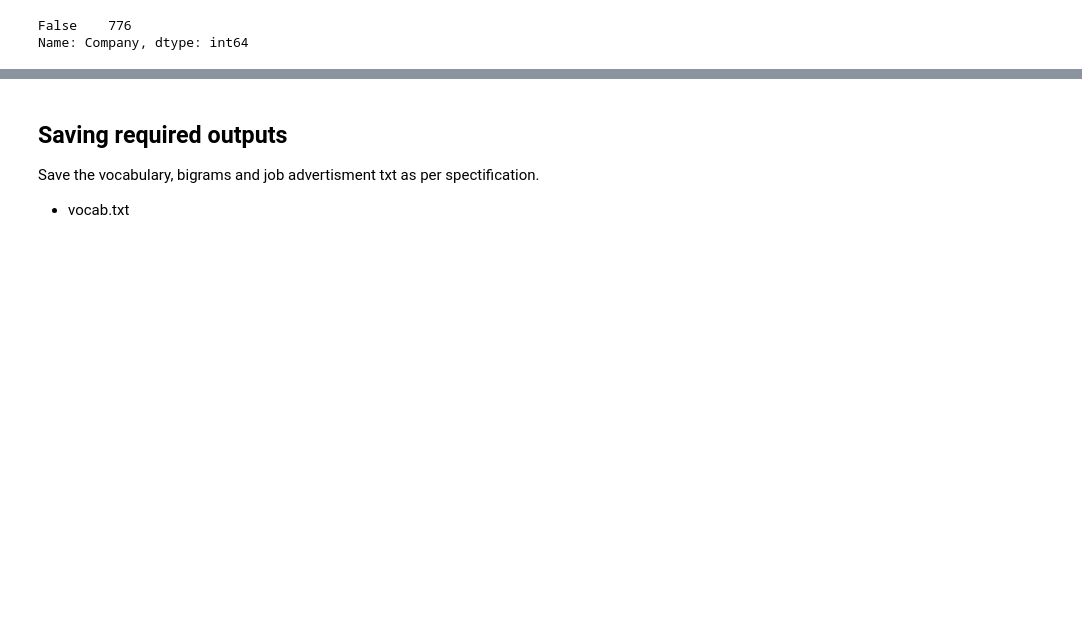
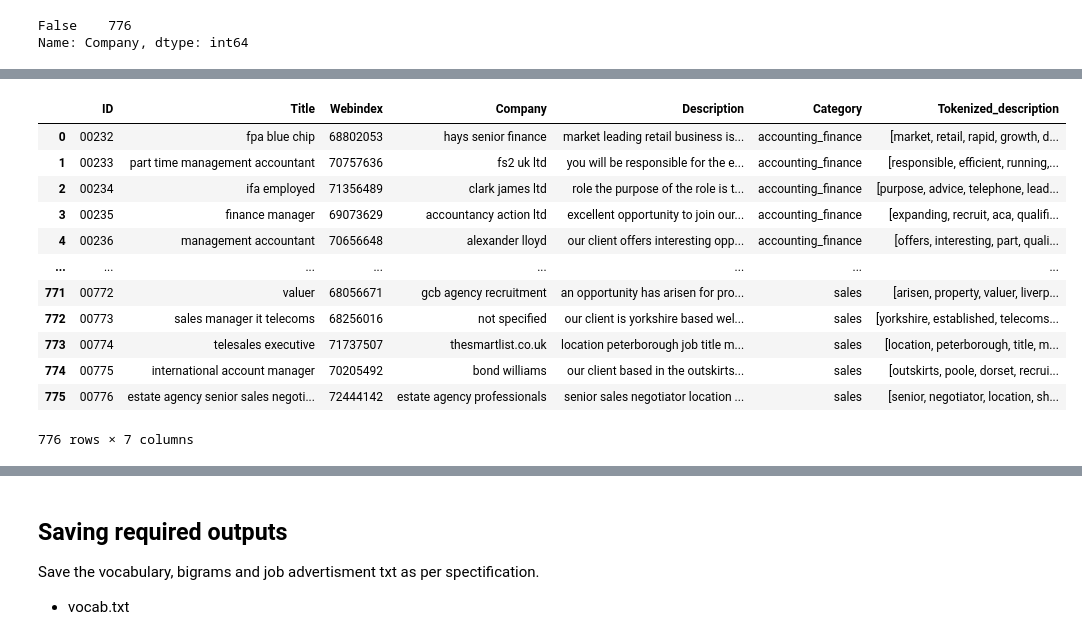
Before and after one commit to Buithienphuoc/AdvancedProgrammingForDataScience, a Jupyter notebook: assess3_data/assess3_data/task1.ipynb, the cells around one changed output, grey strips where cells are left out. Cells and saved outputs as stored; diff of their text form; code cells hidden in the pictures; blank space fills up the shorter version.

```diff
--- a/assess3_data/assess3_data/task1.ipynb
+++ b/assess3_data/assess3_data/task1.ipynb
@@ -180,3 +237,34 @@ df = df.applymap(filter_stopword)
+# %%
+# 7. Remove the top 50 most frequent words based on document frequency.
+# Function to remove top 50 most frequent words
+df_words = Counter()
+df['Tokenized_description'].apply(lambda tokens: df_words.update(set(word.lower() for word in tokens)))
+
+# Identify the top 50 most frequent words based on document frequency
+top_50_words = set([word for word, freq in df_words.most_common(50)])
+
+# Function to remove top 50 most frequent words
+def remove_top_50_words(tokens):
+    filtered_words = [word for word in tokens if word.lower() not in top_50_words]
+    return filtered_words
+
+# Apply to 'Tokenized_description'
+df['Tokenized_description'] = df['Tokenized_description'].apply(remove_top_50_words)
+df
+# %% [output]
+|  | ID | Title | Webindex | Company | Description | Category | Tokenized_description |
+| 0 | 00232 | fpa blue chip | 68802053 | hays senior finance | market leading retail business is... | accounting_finance | [market, retail, rapid, growth, d... |
+| 1 | 00233 | part time management accountant | 70757636 | fs2 uk ltd | you will be responsible for the e... | accounting_finance | [responsible, efficient, running,... |
+| 2 | 00234 | ifa employed | 71356489 | clark james ltd | role the purpose of the role is t... | accounting_finance | [purpose, advice, telephone, lead... |
+| 3 | 00235 | finance manager | 69073629 | accountancy action ltd | excellent opportunity to join our... | accounting_finance | [expanding, recruit, aca, qualifi... |
+| 4 | 00236 | management accountant | 70656648 | alexander lloyd | our client offers interesting opp... | accounting_finance | [offers, interesting, part, quali... |
+| ... | ... | ... | ... | ... | ... | ... | ... |
+| 771 | 00772 | valuer | 68056671 | gcb agency recruitment | an opportunity has arisen for pro... | sales | [arisen, property, valuer, liverp... |
+| 772 | 00773 | sales manager it telecoms | 68256016 | not specified | our client is yorkshire based wel... | sales | [yorkshire, established, telecoms... |
+| 773 | 00774 | telesales executive | 71737507 | thesmartlist.co.uk | location peterborough job title m... | sales | [location, peterborough, title, m... |
+| 774 | 00775 | international account manager | 70205492 | bond williams | our client based in the outskirts... | sales | [outskirts, poole, dorset, recrui... |
+| 775 | 00776 | estate agency senior sales negoti... | 72444142 | estate agency professionals | senior sales negotiator location ... | sales | [senior, negotiator, location, sh... |
+776 rows × 7 columns
 # %%
 df
 # %% [output]
```
Also changed, not shown: parts of 13 cells of this notebook, 3 other files.
